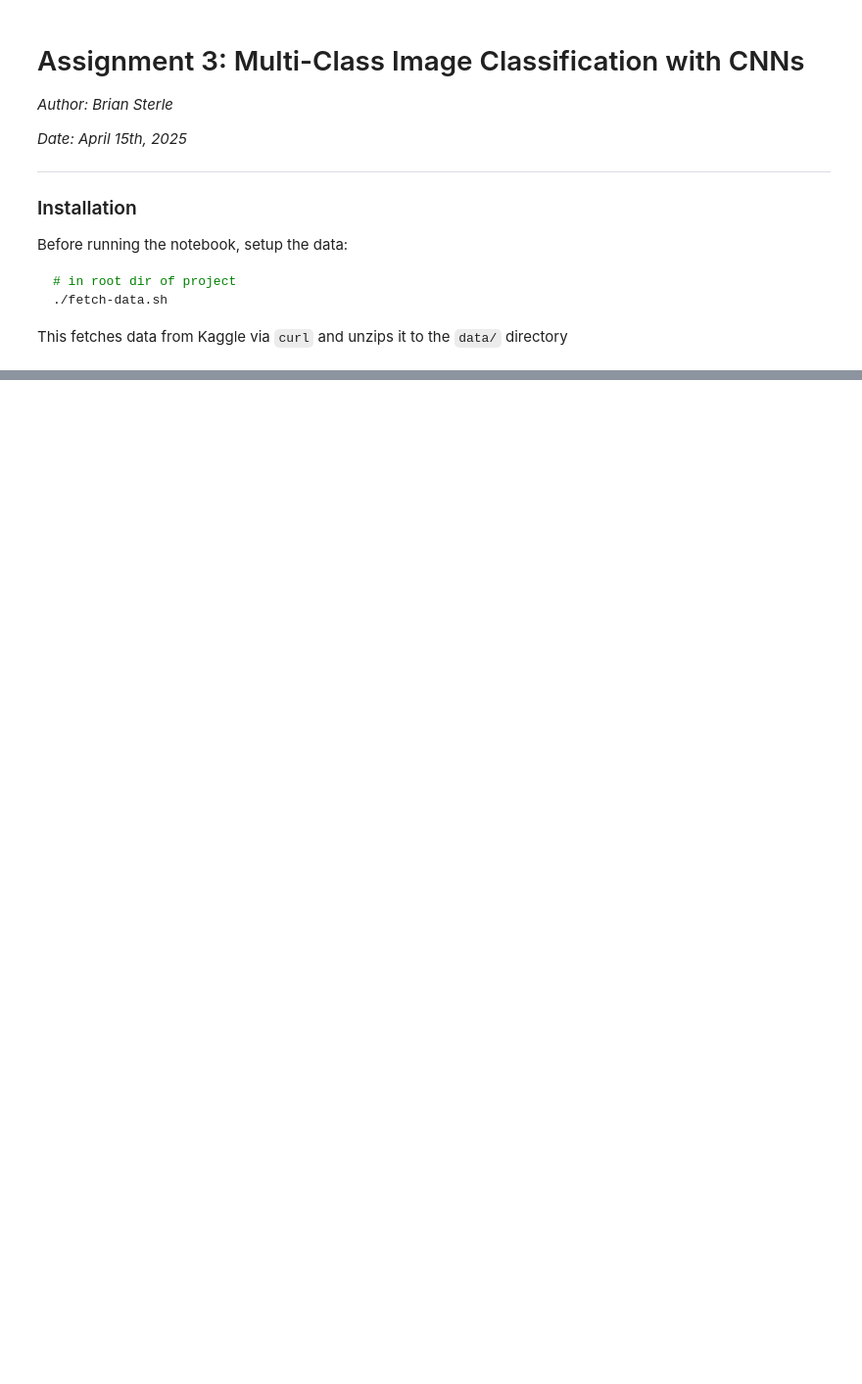
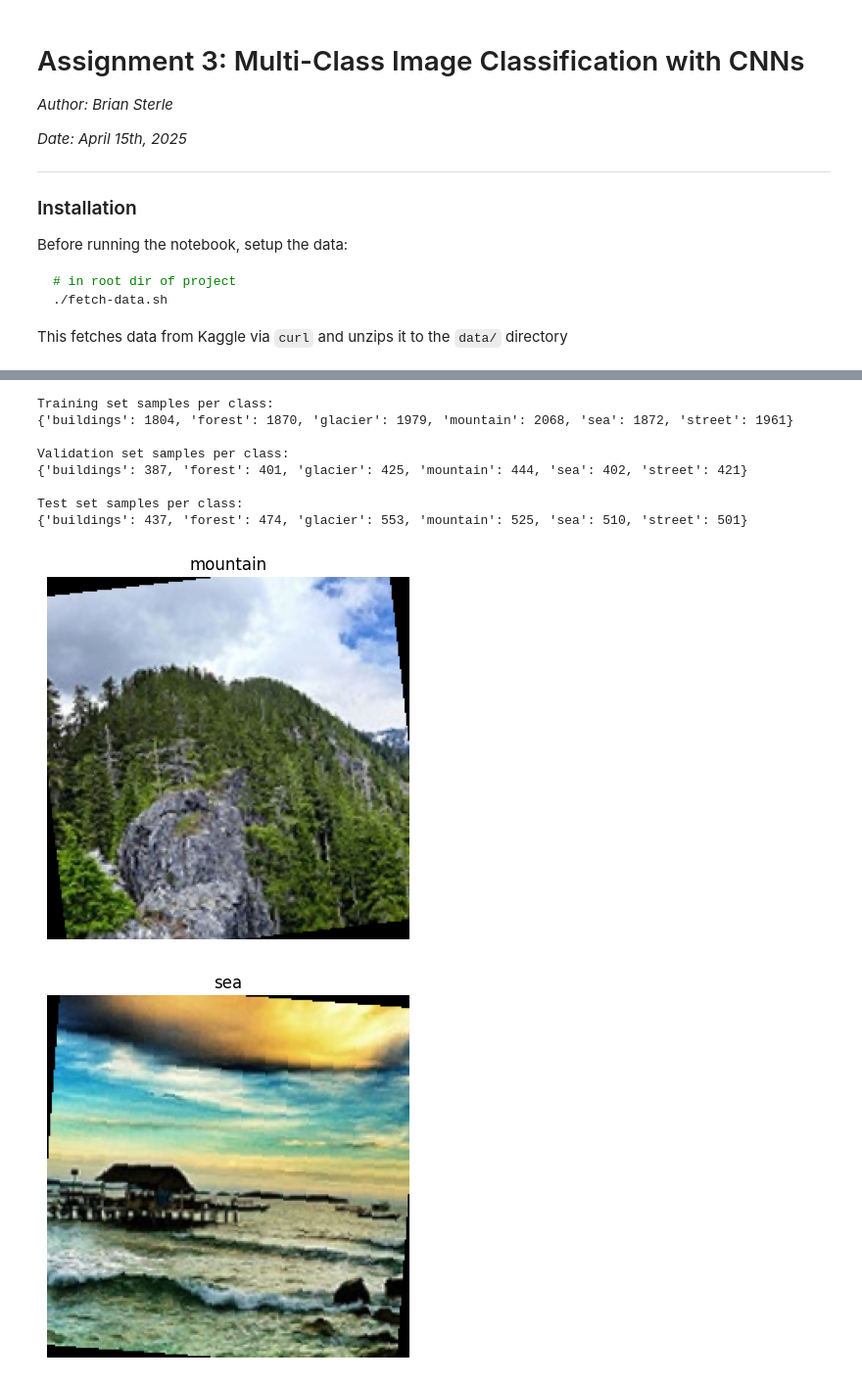
Before and after one commit to briansterle/multiclass-image-classification-cnn, a Jupyter notebook: assignment3.ipynb, the cells around one changed output, grey strips where cells are left out. Shown at 98% size. Drawn from its saved outputs; the diff is of its cells as text; code cells hidden in the pictures; blank space fills up the shorter version.

```diff
--- a/assignment3.ipynb
+++ b/assignment3.ipynb
@@ -187,33 +204,44 @@ for _, label in test_dataset.imgs:
     test_counts[class_name] += 1
 
 print("Training set samples per class:")
 print(train_counts)
 print("\nValidation set samples per class:")
 print(val_counts)
 print("\nTest set samples per class:")
 print(test_counts)
 
 # Visualize a few sample images from the training set
 
 def imshow(img, title=None):
     """Display an image after unnormalizing it."""
     img = img.numpy().transpose((1, 2, 0))
     # Unnormalize based on the ImageNet values
     mean = np.array([0.485, 0.456, 0.406])
     std  = np.array([0.229, 0.224, 0.225])
     img = std * img + mean
     img = np.clip(img, 0, 1)
     plt.imshow(img)
     if title is not None:
         plt.title(title)
     plt.axis('off')
     plt.show()
 
 # Get one batch of training images
 dataiter = iter(train_loader)
 images, labels = next(dataiter)
 
 # Display 5 sample images from the batch
-# for i in range(5):
-#     label_name = train_dataset_full.classes[labels[i]]
-#     imshow(images[i], title=label_name)
+for i in range(5):
+    label_name = train_dataset_full.classes[labels[i]]
+    imshow(images[i], title=label_name)
+# %% [output]
+Training set samples per class:
+{'buildings': 1804, 'forest': 1870, 'glacier': 1979, 'mountain': 2068, 'sea': 1872, 'street': 1961}
+
+Validation set samples per class:
+{'buildings': 387, 'forest': 401, 'glacier': 425, 'mountain': 444, 'sea': 402, 'street': 421}
+
+Test set samples per class:
+{'buildings': 437, 'forest': 474, 'glacier': 553, 'mountain': 525, 'sea': 510, 'street': 501}
+[figure, added]
+[figure, added]
```
Also changed, not shown: parts of 19 cells of this notebook, 1 other file.
